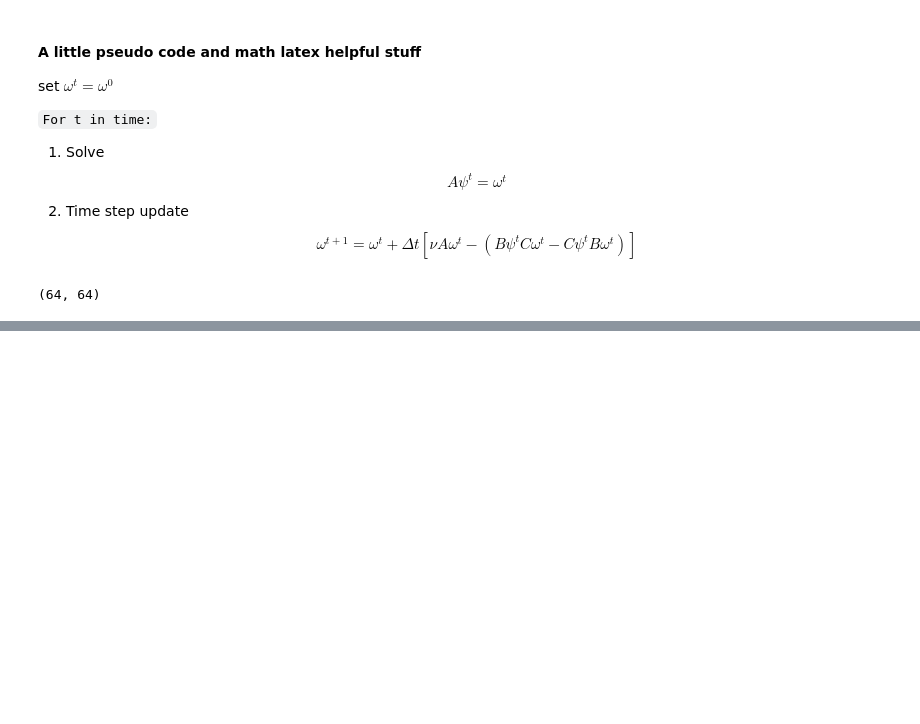
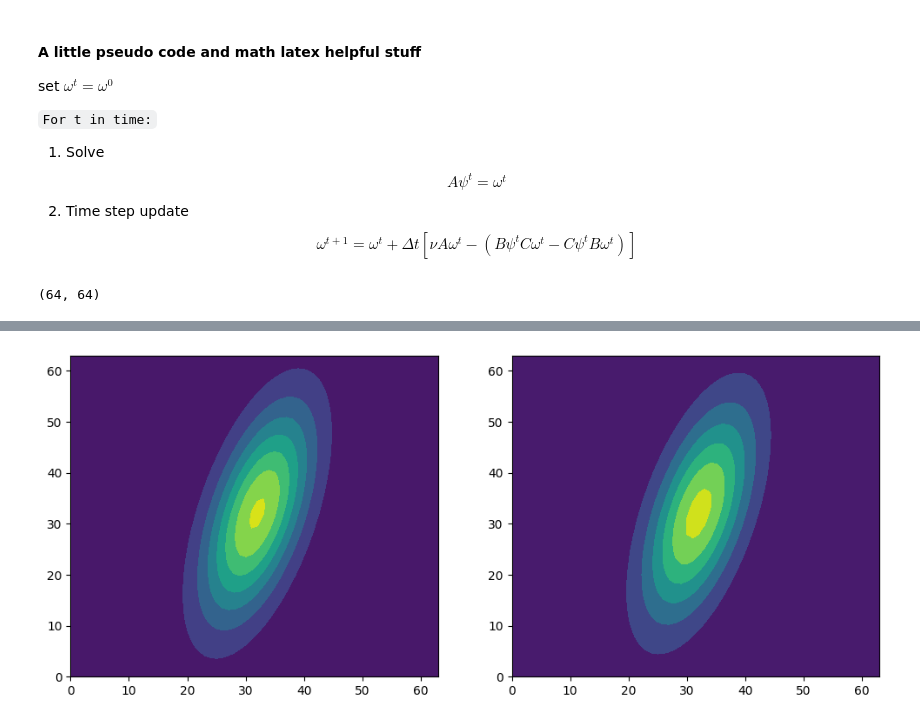
Before and after one commit to hunter-lybbert/uw-central, a Jupyter notebook: scientific_computing/hw_05/vorticity_streamfunction_equations_continued.ipynb, the cells around one changed output, grey strips where cells are left out. Saved outputs shown, nothing was run; the diff lists cells and outputs as text; code cells hidden in the pictures; blank space fills up the shorter version.

```diff
--- a/scientific_computing/hw_05/vorticity_streamfunction_equations_continued.ipynb
+++ b/scientific_computing/hw_05/vorticity_streamfunction_equations_continued.ipynb
@@ -220,4 +220,26 @@ plt.pcolor(omega_0_mat)
 [figure]
+# %%
+from scipy.stats import multivariate_normal
+
+mean = np.array([0, 0])
+cov = np.array([[4, 6],[5, 20]])
+
+rv = multivariate_normal(
+    mean=mean,
+    cov=cov,
+)
+
+rank = np.linalg.matrix_rank(cov)
+scale = np.sqrt( ((2 * np.pi)**rank) * np.linalg.det(cov) )
+# %%
+fig, ax = plt.subplots(1,2)
+fig.set_figwidth(12)
+
+ax[0].contourf(rv.pdf(np.dstack((X, Y))))
+ax[1].contourf(scale*rv.pdf(np.dstack((X, Y))))
+plt.show()
+# %% [output]
+[figure, added]
 # %%
 import os
 
```
Also changed, not shown: parts of 2 cells of this notebook.
